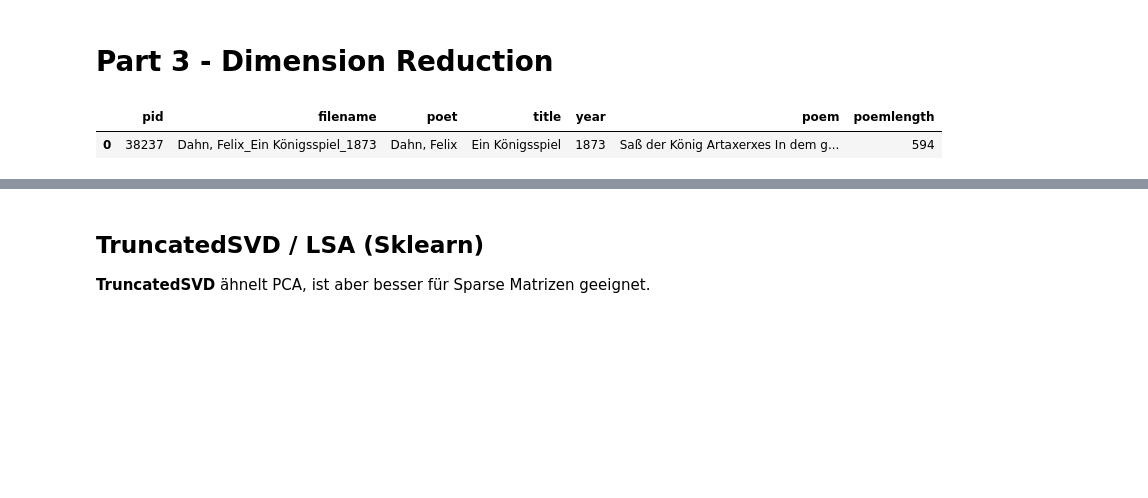
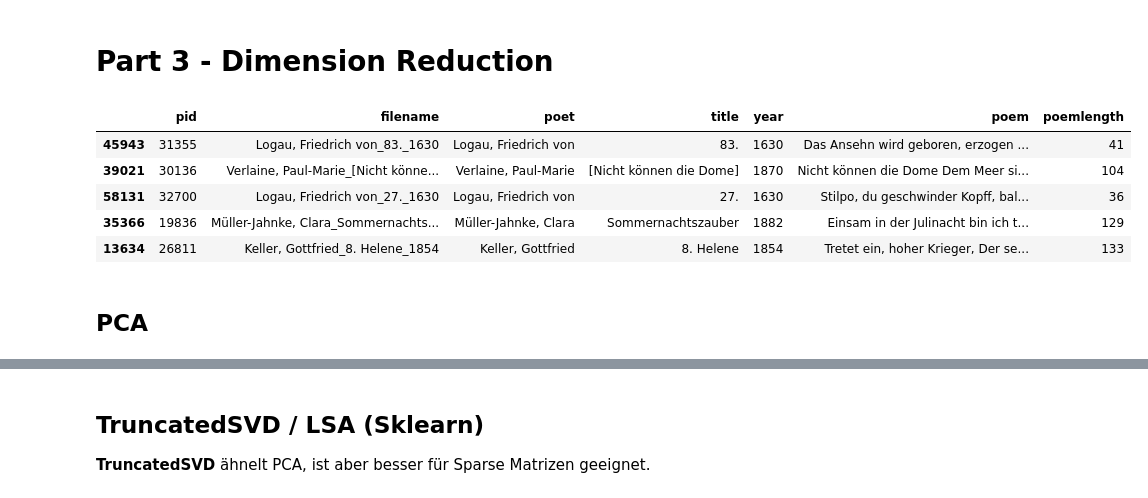
Before and after one commit to realjanpaulus/clusterpoems, a Jupyter notebook: project/part3_dimension_reduction.ipynb, the cells around one changed output, grey strips where cells are left out. Saved outputs shown, nothing was run; the diff lists cells and outputs as text; code cells hidden in the pictures; blank space fills up the shorter version.

```diff
--- a/project/part3_dimension_reduction.ipynb
+++ b/project/part3_dimension_reduction.ipynb
@@ -26,8 +26,11 @@ from matplotlib.axes._axes import _log as matplotlib_axes_logger
 matplotlib_axes_logger.setLevel('ERROR')
 # %%
 poems = pd.read_csv("../corpora/german_poems.csv")
-poems = poems[poems["year"] >= 1870]
-poems.head(1)
+poems.sample(5)
 # %% [output]
 |  | pid | filename | poet | title | year | poem | poemlength |
-| 0 | 38237 | Dahn, Felix_Ein Königsspiel_1873 | Dahn, Felix | Ein Königsspiel | 1873 | Saß der König Artaxerxes In dem g... | 594 |
+| 45943 | 31355 | Logau, Friedrich von_83._1630 | Logau, Friedrich von | 83. | 1630 | Das Ansehn wird geboren, erzogen ... | 41 |
+| 39021 | 30136 | Verlaine, Paul-Marie_[Nicht könne... | Verlaine, Paul-Marie | [Nicht können die Dome] | 1870 | Nicht können die Dome Dem Meer si... | 104 |
+| 58131 | 32700 | Logau, Friedrich von_27._1630 | Logau, Friedrich von | 27. | 1630 | Stilpo, du geschwinder Kopff, bal... | 36 |
+| 35366 | 19836 | Müller-Jahnke, Clara_Sommernachts... | Müller-Jahnke, Clara | Sommernachtszauber | 1882 | Einsam in der Julinacht bin ich t... | 129 |
+| 13634 | 26811 | Keller, Gottfried_8. Helene_1854 | Keller, Gottfried | 8. Helene | 1854 | Tretet ein, hoher Krieger, Der se... | 133 |
@@ -42,0 +45,2 @@ features  = TfidfVectorizer().fit_transform(poems["poem"])
+# %% [markdown]
+## PCA
```
Also changed, not shown: parts of 10 cells of this notebook, 17 other files.
